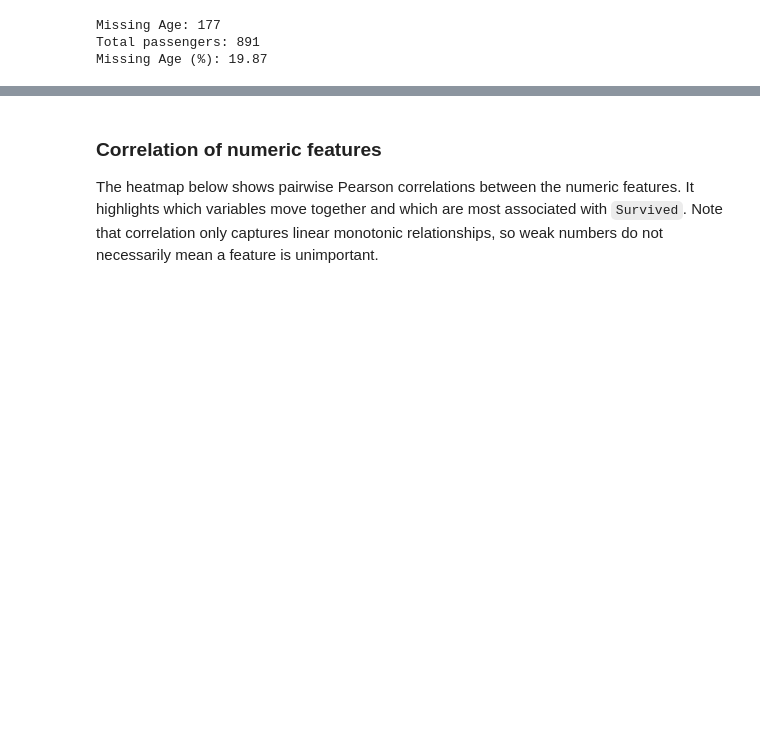
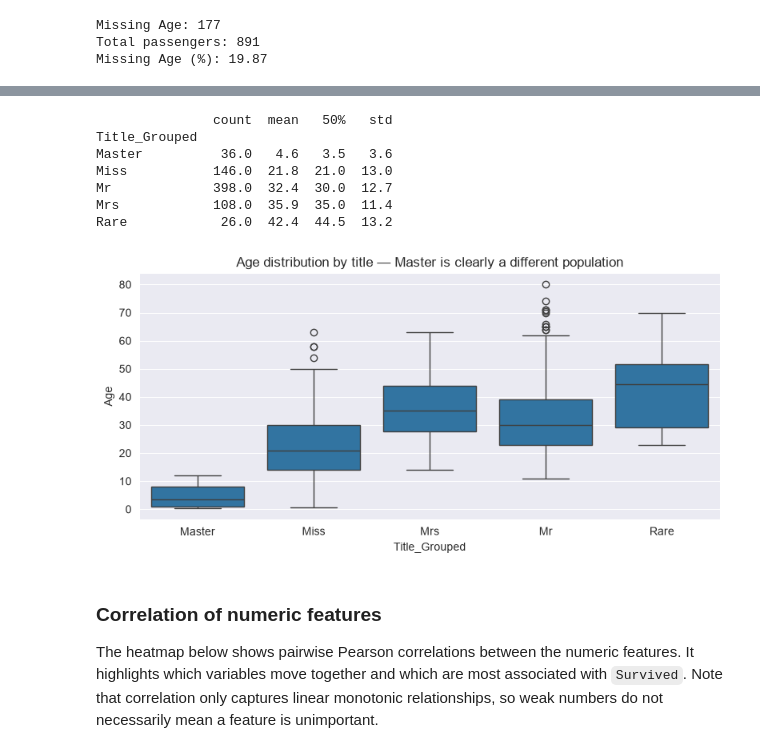
Before and after one commit to HadarPur/Titanic-Machine-Learning-from-Disaster, a Jupyter notebook: titanic_eda.ipynb, the cells around one changed output, grey strips where cells are left out. Saved outputs shown, nothing was run; the diff lists cells and outputs as text; code cells hidden in the pictures; blank space fills up the shorter version.

Commit message:
imputed the age using title for missing values

```diff
--- a/titanic_eda.ipynb
+++ b/titanic_eda.ipynb
@@ -405,3 +408,28 @@ Missing Age (%): 19.87
+# %%
+age_by_title = train_eda.groupby("Title_Grouped")["Age"].describe()[
+    ["count", "mean", "50%", "std"]
+].round(1)
+print(age_by_title)
+
+plt.figure(figsize=(8, 4))
+sns.boxplot(
+    data=train_eda,
+    x="Title_Grouped",
+    y="Age",
+    order=["Master", "Miss", "Mrs", "Mr", "Rare"],
+)
+plt.title("Age distribution by title — Master is clearly a different population")
+plt.tight_layout()
+plt.show()
+# %% [output]
+               count  mean   50%   std
+Title_Grouped
+Master          36.0   4.6   3.5   3.6
+Miss           146.0  21.8  21.0  13.0
+Mr             398.0  32.4  30.0  12.7
+Mrs            108.0  35.9  35.0  11.4
+Rare            26.0  42.4  44.5  13.2
+[figure, added]
 # %% [markdown]
 ### Correlation of numeric features
 The heatmap below shows pairwise Pearson correlations between the numeric features. It highlights which variables move together and which are most associated with `Survived`. Note that correlation only captures linear monotonic relationships, so weak numbers do not necessarily mean a feature is unimportant.
```
Also changed, not shown: parts of 1 cell of this notebook, 1 other file.
